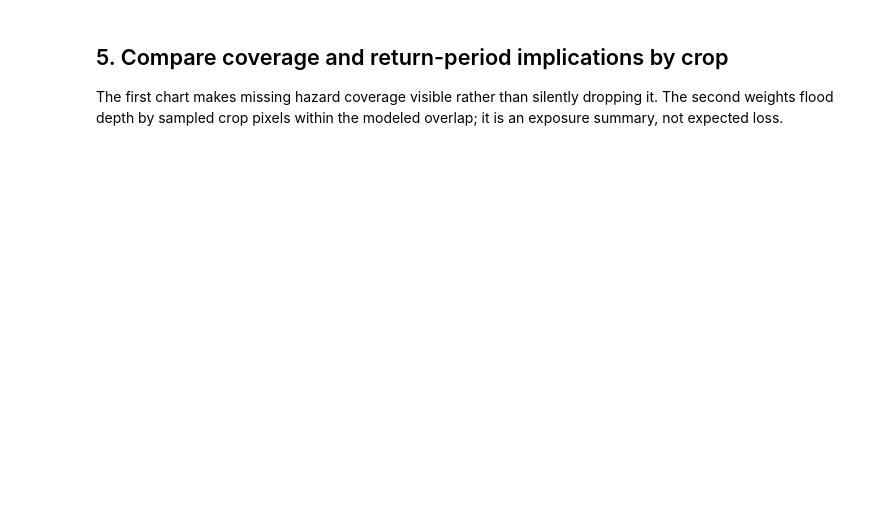
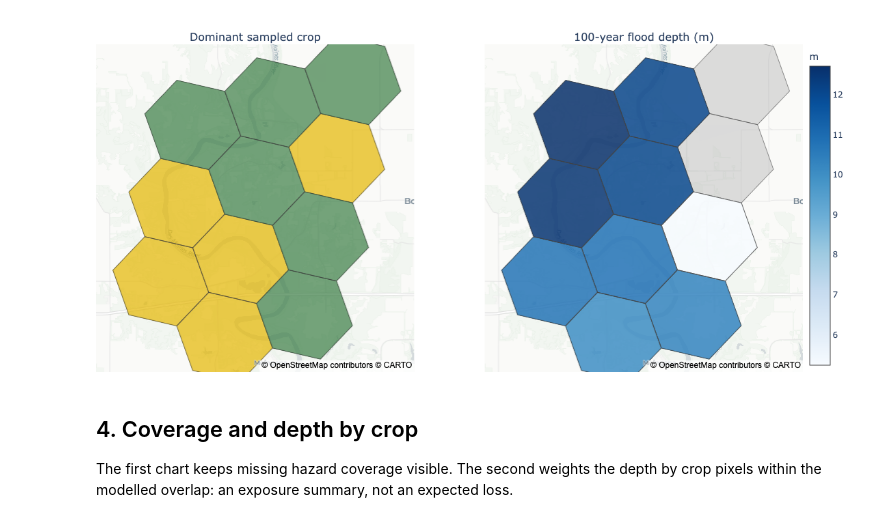
Before and after one commit to RiskThinking/crc-docs, a Jupyter notebook: notebooks/sources/agricultural_climate_risk.ipynb, the cells around one changed output. Drawn from its saved outputs; the diff is of its cells as text; code cells hidden in the pictures; blank space fills up the shorter version.

```diff
--- a/notebooks/sources/agricultural_climate_risk.ipynb
+++ b/notebooks/sources/agricultural_climate_risk.ipynb
@@ -205,0 +73,6 @@ fig.show()
+# %%
+units = usda_units(BOUNDS, YEAR, CROP_CODES, H3_RESOLUTION, RUNTIME)
+units_df = units.to_pandas()
+print(f"{len(units_df)} crop units in {units_df.cell.nunique()} H3 cells; "
+      f"{units_df.pixel_count.sum():,} crop pixels ({YEAR})")
+display(units_df.groupby("crop_name").agg(units=("cell", "size"), pixels=("pixel_count", "sum")))
@@ -205,0 +94,11 @@ fig.show()
+# %%
+west, south, east, north = BOUNDS
+hazard = JRC(product=JRC.Product.GLOFAS).select(area=Bounds(west=west, south=south, east=east, north=north)) \
+    .write(OUTPUT / "glofas-flood.parquet", overwrite=True, runtime=RUNTIME)
+table = evaluate_units(units, hazard, RETURN_PERIODS, OUTPUT / "usda-hazard-evaluation.parquet",
+                       cell_resolution=H3_RESOLUTION)
+rows = table.to_pandas()
+with_value = rows.dropna(subset=["value"]).asset_id.nunique()
+print(f"GloFAS release {hazard.metadata.source.release.id}: {hazard.metadata.report.counts.produced:,} "
+      f"flooded pixels; {with_value} of {len(units_df)} crop units have a flood depth")
+print("Rows without a value:", rows.failure.value_counts().to_dict())
@@ -206,4 +114,35 @@ fig.show()
+# %%
+map_path, summary_path = map_and_summary("usda", units, table, OUTPUT)
+features = [json.loads(line) for line in map_path.read_text().splitlines()]
+props = pd.DataFrame([f["properties"] for f in features])
+props["id"] = [str(i) for i in range(len(features))]
+geojson = {"type": "FeatureCollection",
+           "features": [{**f, "id": str(i)} for i, f in enumerate(features)]}
+dominant = props.sort_values("pixel_count").drop_duplicates("cell", keep="last")
+center = dict(lat=(south + north) / 2, lon=(west + east) / 2)
+fig = make_subplots(rows=1, cols=2, specs=[[{"type": "map"}, {"type": "map"}]],
+                    subplot_titles=("Dominant sampled crop", "100-year flood depth (m)"))
+for crop, color in (("Corn", "#e5b700"), ("Soybeans", "#3a7d44")):
+    view = dominant[dominant.crop_name == crop]
+    fig.add_trace(go.Choroplethmap(geojson=geojson, locations=view.id, z=[1] * len(view),
+                                   colorscale=[[0, color], [1, color]], showscale=False, name=crop,
+                                   marker_opacity=0.7, hovertext=view.crop_name), row=1, col=1)
+modeled = props[props.hazard_coverage == "modeled_hazard"].drop_duplicates("cell")
+outside = props[props.hazard_coverage != "modeled_hazard"].drop_duplicates("cell")
+fig.add_trace(go.Choroplethmap(geojson=geojson, locations=outside.id, z=[0] * len(outside),
+                               colorscale=[[0, "#bbbbbb"], [1, "#bbbbbb"]], showscale=False,
+                               marker_opacity=0.5), row=1, col=2)
+fig.add_trace(go.Choroplethmap(geojson=geojson, locations=modeled.id, z=modeled.rp100, colorscale="Blues",
+                               colorbar=dict(title="m", x=1.0), marker_opacity=0.85), row=1, col=2)
+fig.update_layout(map=dict(style="carto-positron", center=center, zoom=11.5),
+                  map2=dict(style="carto-positron", center=center, zoom=11.5),
+                  width=1100, height=520, margin=dict(l=0, r=0, t=40, b=0))
+fig.show()
+# %% [output]
+[figure, added]
 # %% [markdown]
-## 5. Compare coverage and return-period implications by crop
+## 4. Coverage and depth by crop
 
-The first chart makes missing hazard coverage visible rather than silently dropping it. The second weights flood depth by sampled crop pixels within the modeled overlap; it is an exposure summary, not expected loss.
+The first chart keeps missing hazard coverage visible. The second weights the
+depth by crop pixels within the modelled overlap: an exposure summary, not an
+expected loss.
```
Also changed, not shown: parts of 23 cells of this notebook, 20 other files.
